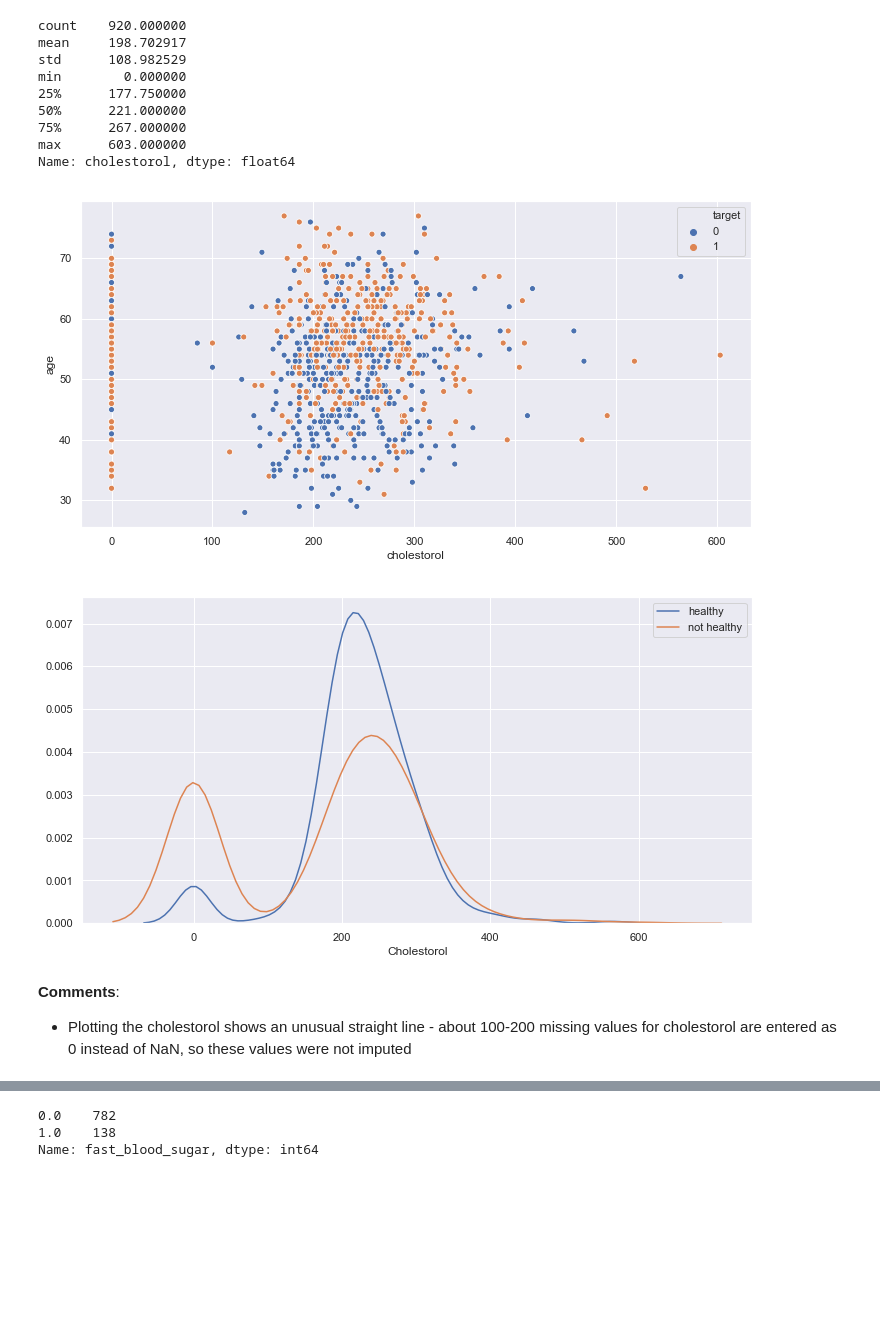
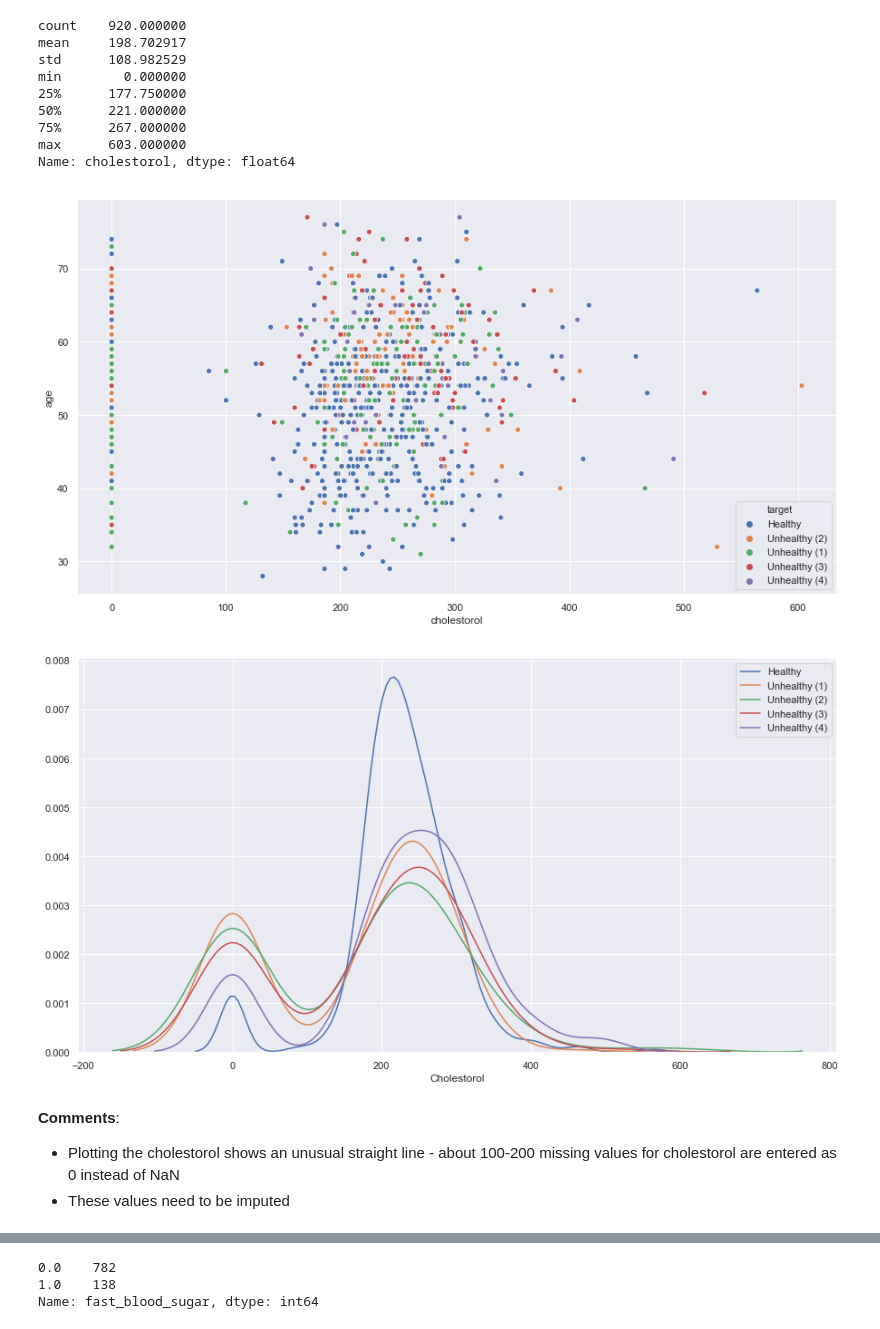
Before and after one commit to dimitraz/medical-data, a Jupyter notebook: Data Wrangling 2.ipynb, the cells around one changed output, grey strips where cells are left out. Cells and saved outputs as stored; diff of their text form; code cells hidden in the pictures; blank space fills up the shorter version.

```diff
--- a/Data Wrangling 2.ipynb
+++ b/Data Wrangling 2.ipynb
@@ -45,7 +45,7 @@ import pandas as pd
 import numpy as np
 import matplotlib.pyplot as plt
 import seaborn as sns
-sns.set(rc={'figure.figsize':(12, 6)})
+sns.set(rc={'figure.figsize':(15, 8)})
 
 from IPython.display import Markdown
 # %% [markdown]
@@ -274,6 +274,6 @@ target
 - Some categories contain `-9`, which is the equivalent to a missing value. These were converted to NaNs when the data was read in
 # %%
 # Replace the categories 1, 2, 3, 4 with just 1
-df['target'] = df['target'].replace({0.0: 0, 1.0: 1, 2.0: 1, 3.0: 1, 4.0: 1}).astype('category')
+df['target'] = df['target'].replace({0.0: 0, 1.0: 1, 2.0: 2, 3.0: 3, 4.0: 4}).astype('category')
 df['target'].unique()
 # %% [output]
@@ -394,6 +401,6 @@ The median age is 53 for female patients and 55 for male patients.
 # %%
 data = df.copy()
 data['sex'] = data['sex'].replace({0: 'Female', 1: 'Male'})
-data['target'] = data['target'].replace({0: 'Healthy', 1: 'Unhealthy'})
+data['target'] = data['target'].replace({0: 'Healthy', 1: 'Unhealthy (1)', 2: 'Unhealthy (2)', 3: 'Unhealthy (3)', 4: 'Unhealthy (4)'})
 ax = sns.countplot(x="sex", hue="target", data=data)
 # %% [output]
@@ -457,0 +460,6 @@ plt.show()
+# %%
+data['chest_pain'] = data['chest_pain'].replace({1: 'Typical Angina', 2: 'Atypical Angina', 3: 'Non-anginal pain', 4: 'Asymptomatic'})
+
+ax = sns.countplot(x="chest_pain", hue="target", palette='husl', data=data)
+ax.set_xlabel("Chest pain type")
+plt.show()
@@ -508,20 +521,24 @@ min        0.000000
 max      603.000000
 Name: cholestorol, dtype: float64
 # %%
-sns.scatterplot(x="cholestorol", y="age", hue="target", data=df)
+sns.scatterplot(x="cholestorol", y="age", hue="target", data=data)
 plt.show()
 # %% [output]
-[figure, old version]
+[figure, new version]
 # %%
-ax = sns.kdeplot(df.cholestorol[df.target == 0], label='healthy')
-ax = sns.kdeplot(df.cholestorol[df.target == 1], label='not healthy')
+ax = sns.kdeplot(df.cholestorol[df.target == 0], label='Healthy')
+ax = sns.kdeplot(df.cholestorol[df.target == 1], label='Unhealthy (1)')
+ax = sns.kdeplot(df.cholestorol[df.target == 2], label='Unhealthy (2)')
+ax = sns.kdeplot(df.cholestorol[df.target == 3], label='Unhealthy (3)')
+ax = sns.kdeplot(df.cholestorol[df.target == 4], label='Unhealthy (4)')
 ax.set_xlabel("Cholestorol")
 plt.show()
 # %% [output]
-[figure, old version]
+[figure, new version]
 # %% [markdown]
 **Comments**:
-* Plotting the cholestorol shows an unusual straight line - about 100-200 missing values for cholestorol are entered as 0 instead of NaN, so these values were not imputed
+* Plotting the cholestorol shows an unusual straight line - about 100-200 missing values for cholestorol are entered as 0 instead of NaN
+* These values need to be imputed
 # %% [markdown]
 ## fast_blood_sugar
 * Fasting blood sugar > 120 mg/dl
```
Also changed, not shown: parts of 55 cells of this notebook, 3 other files.
